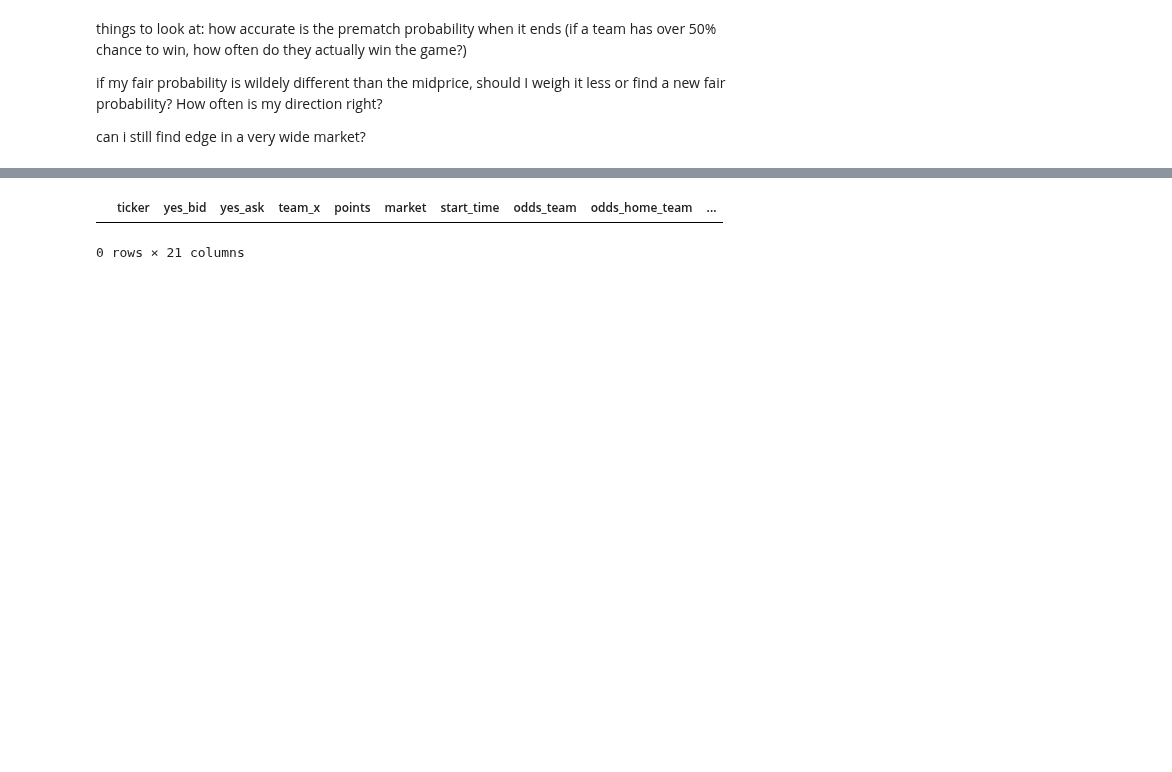
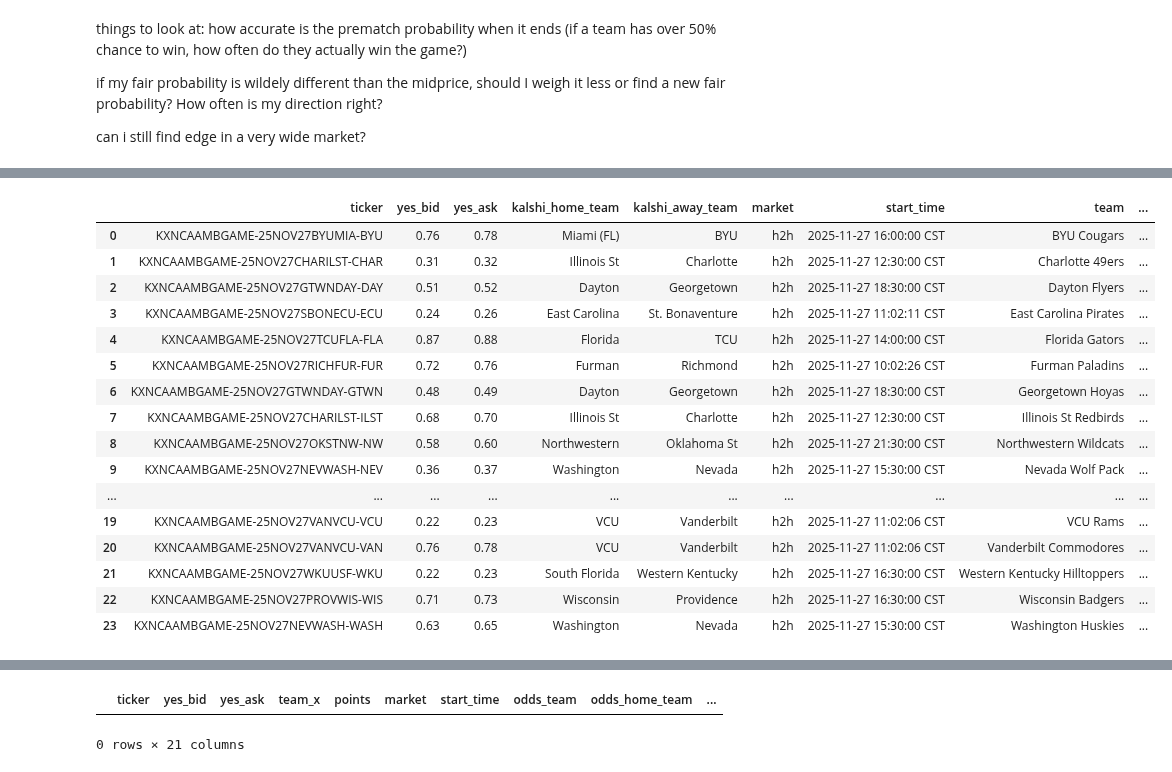
Before and after one commit to bassuaz24/kalshi_bets, a Jupyter notebook: jupyter_archive/data_analysis.ipynb, the cells around one changed output, grey strips where cells are left out. Saved outputs shown, nothing was run; the diff lists cells and outputs as text; code cells hidden in the pictures; blank space fills up the shorter version.

```diff
--- a/jupyter_archive/data_analysis.ipynb
+++ b/jupyter_archive/data_analysis.ipynb
@@ -390,6 +391,26 @@ filtered_winners_df['start_time'] = (
 )
 now = datetime.now(pytz.timezone('America/Chicago'))
 filtered_winners_df = filtered_winners_df.loc[filtered_winners_df['start_time'] > now].sort_values('odds_home_team').reset_index(drop=True)
+# %%
+edge_winners_df
+# %% [output]
+|  | ticker | yes_bid | yes_ask | kalshi_home_team | kalshi_away_team | market | start_time | team | ... |
+| 0 | KXNCAAMBGAME-25NOV27BYUMIA-BYU | 0.76 | 0.78 | Miami (FL) | BYU | h2h | 2025-11-27 16:00:00 CST | BYU Cougars | ... |
+| 1 | KXNCAAMBGAME-25NOV27CHARILST-CHAR | 0.31 | 0.32 | Illinois St | Charlotte | h2h | 2025-11-27 12:30:00 CST | Charlotte 49ers | ... |
+| 2 | KXNCAAMBGAME-25NOV27GTWNDAY-DAY | 0.51 | 0.52 | Dayton | Georgetown | h2h | 2025-11-27 18:30:00 CST | Dayton Flyers | ... |
+| 3 | KXNCAAMBGAME-25NOV27SBONECU-ECU | 0.24 | 0.26 | East Carolina | St. Bonaventure | h2h | 2025-11-27 11:02:11 CST | East Carolina Pirates | ... |
+| 4 | KXNCAAMBGAME-25NOV27TCUFLA-FLA | 0.87 | 0.88 | Florida | TCU | h2h | 2025-11-27 14:00:00 CST | Florida Gators | ... |
+| 5 | KXNCAAMBGAME-25NOV27RICHFUR-FUR | 0.72 | 0.76 | Furman | Richmond | h2h | 2025-11-27 10:02:26 CST | Furman Paladins | ... |
+| 6 | KXNCAAMBGAME-25NOV27GTWNDAY-GTWN | 0.48 | 0.49 | Dayton | Georgetown | h2h | 2025-11-27 18:30:00 CST | Georgetown Hoyas | ... |
+| 7 | KXNCAAMBGAME-25NOV27CHARILST-ILST | 0.68 | 0.70 | Illinois St | Charlotte | h2h | 2025-11-27 12:30:00 CST | Illinois St Redbirds | ... |
+| 8 | KXNCAAMBGAME-25NOV27OKSTNW-NW | 0.58 | 0.60 | Northwestern | Oklahoma St | h2h | 2025-11-27 21:30:00 CST | Northwestern Wildcats | ... |
+| 9 | KXNCAAMBGAME-25NOV27NEVWASH-NEV | 0.36 | 0.37 | Washington | Nevada | h2h | 2025-11-27 15:30:00 CST | Nevada Wolf Pack | ... |
+| ... | ... | ... | ... | ... | ... | ... | ... | ... | ... |
+| 19 | KXNCAAMBGAME-25NOV27VANVCU-VCU | 0.22 | 0.23 | VCU | Vanderbilt | h2h | 2025-11-27 11:02:06 CST | VCU Rams | ... |
+| 20 | KXNCAAMBGAME-25NOV27VANVCU-VAN | 0.76 | 0.78 | VCU | Vanderbilt | h2h | 2025-11-27 11:02:06 CST | Vanderbilt Commodores | ... |
+| 21 | KXNCAAMBGAME-25NOV27WKUUSF-WKU | 0.22 | 0.23 | South Florida | Western Kentucky | h2h | 2025-11-27 16:30:00 CST | Western Kentucky Hilltoppers | ... |
+| 22 | KXNCAAMBGAME-25NOV27PROVWIS-WIS | 0.71 | 0.73 | Wisconsin | Providence | h2h | 2025-11-27 16:30:00 CST | Wisconsin Badgers | ... |
+| 23 | KXNCAAMBGAME-25NOV27NEVWASH-WASH | 0.63 | 0.65 | Washington | Nevada | h2h | 2025-11-27 15:30:00 CST | Washington Huskies | ... |
 # %%
 filtered_winners_df
 # %% [output]
```
Also changed, not shown: parts of 7 cells of this notebook, 12 other files.
